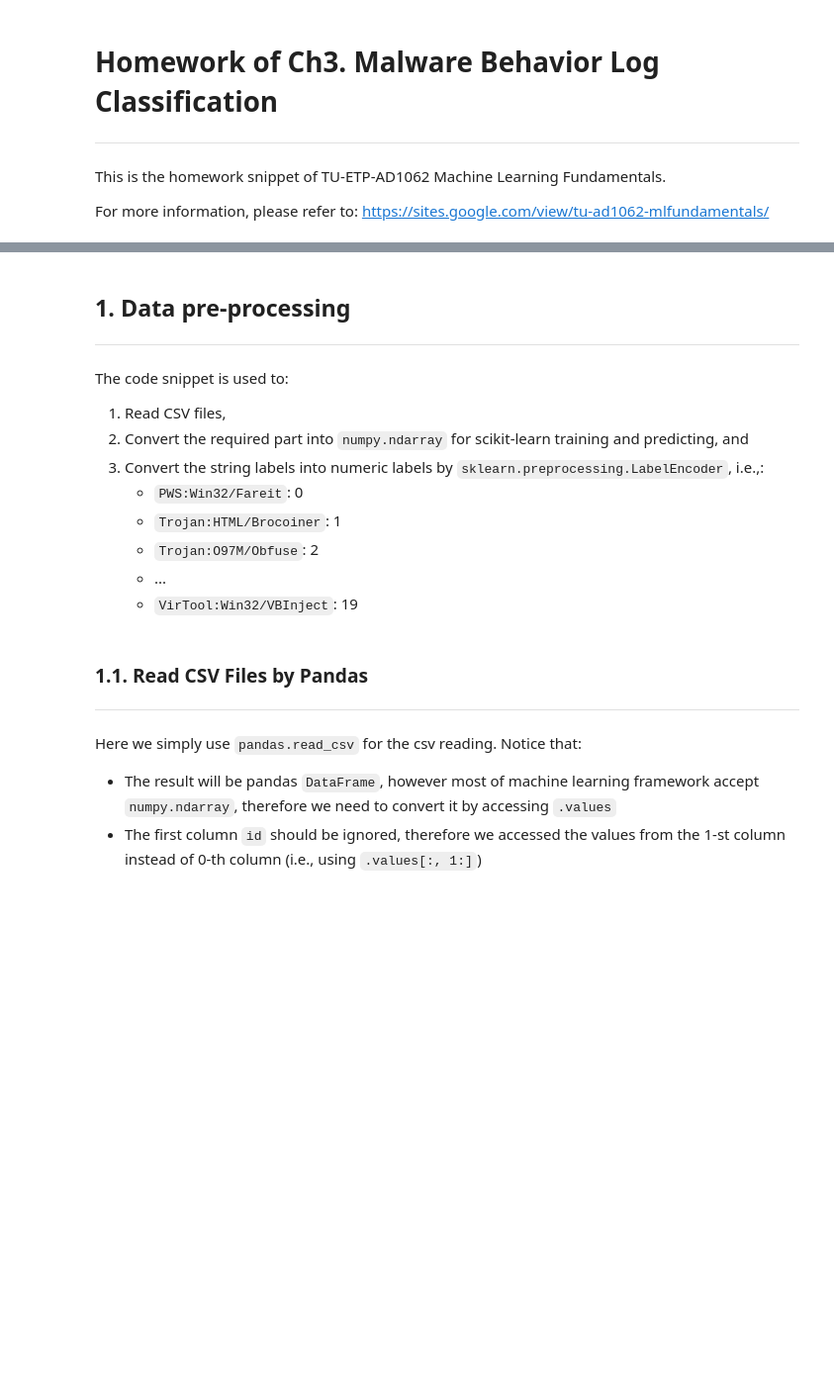
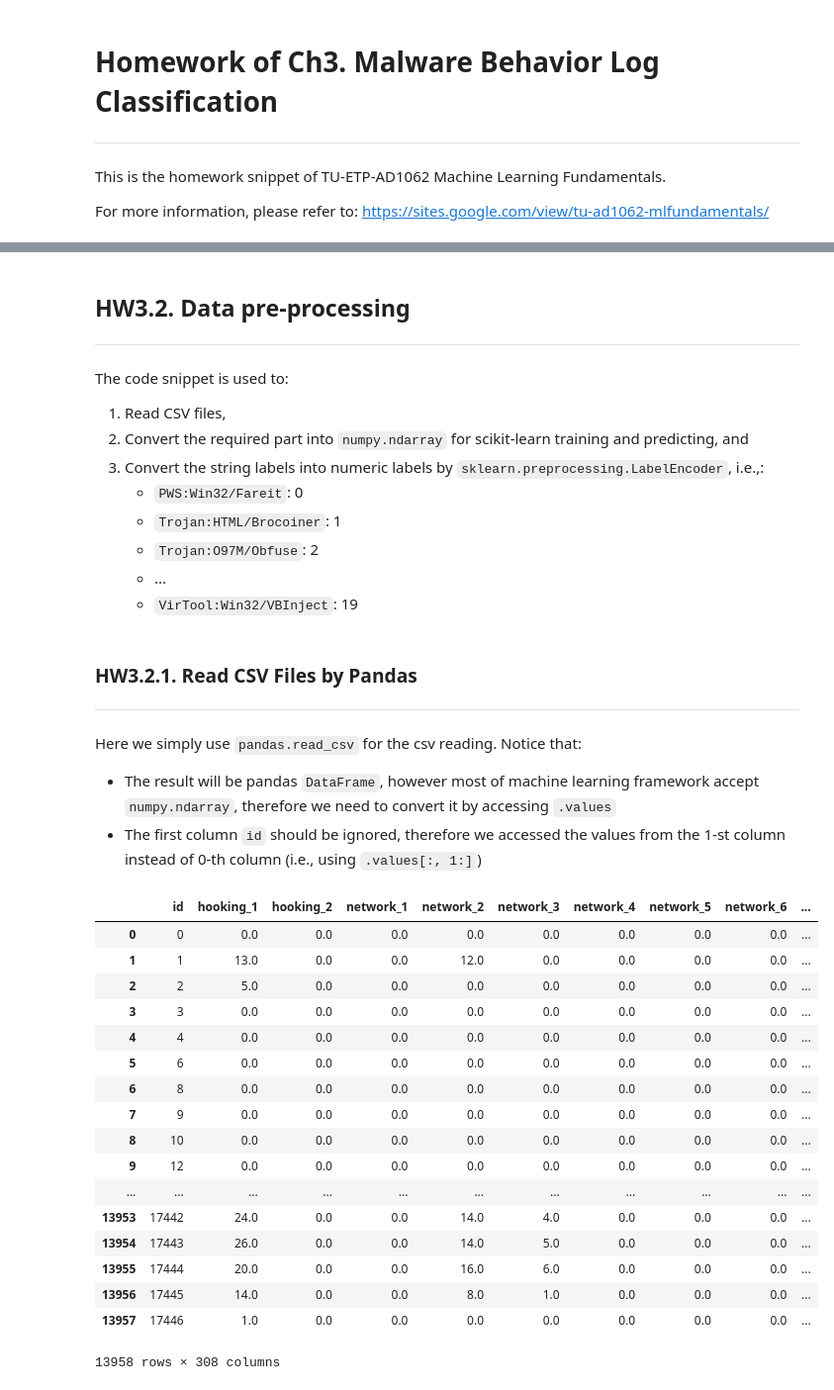
Before and after one commit to jessee-kung/tu-etp-ad1062, a Jupyter notebook: homework_03.ipynb, the cells around one changed output, grey strips where cells are left out. Shown at 99% size. Cells and saved outputs as stored; diff of their text form; code cells hidden in the pictures; blank space fills up the shorter version.

```diff
--- a/homework_03.ipynb
+++ b/homework_03.ipynb
@@ -38,5 +48,5 @@ from sklearn.model_selection import train_test_split
 # %% [markdown]
-## 1. Data pre-processing
+## HW3.2. Data pre-processing
 ----
 The code snippet is used to:
 1. Read CSV files,
@@ -48,7 +58,7 @@ The code snippet is used to:
     - ...
     - `VirTool:Win32/VBInject`: 19
 # %% [markdown]
-### 1.1. Read CSV Files by Pandas
+### HW3.2.1. Read CSV Files by Pandas
 ----
 Here we simply use `pandas.read_csv` for the csv reading. Notice that:
 - The result will be pandas `DataFrame`, however most of machine learning framework accept `numpy.ndarray`, therefore we need to convert it by accessing `.values`
@@ -56,15 +66,33 @@ Here we simply use `pandas.read_csv` for the csv reading. Notice that:
 # %%
 # Training set
 df_train_feature = pd.read_csv(os.path.join('data', 'hw03_dataset.train.feature.csv'))
 df_train_label = pd.read_csv(os.path.join('data', 'hw03_dataset.train.label.csv'))
 
 X_train = df_train_feature.values[:, 1:]
 y_train_str = df_train_label.values[:, 1:].reshape(len(df_train_label.values[:, 1:]))
 
 
 # Testing test
 df_test_feature = pd.read_csv(os.path.join('data', 'hw03_dataset.test.feature.csv'))
-df_test_label = pd.read_csv(os.path.join('data', 'hw03_dataset.test.label.csv'))
+X_test = df_test_feature.values[:, 1:]
 
-X_test = df_test_feature.values[:, 1:]
-y_test_str = df_test_label.values[:, 1:].reshape(len(df_test_label.values[:, 1:]))
+display(df_train_feature)
+# %% [output]
+|  | id | hooking_1 | hooking_2 | network_1 | network_2 | network_3 | network_4 | network_5 | network_6 | ... |
+| 0 | 0 | 0.0 | 0.0 | 0.0 | 0.0 | 0.0 | 0.0 | 0.0 | 0.0 | ... |
+| 1 | 1 | 13.0 | 0.0 | 0.0 | 12.0 | 0.0 | 0.0 | 0.0 | 0.0 | ... |
+| 2 | 2 | 5.0 | 0.0 | 0.0 | 0.0 | 0.0 | 0.0 | 0.0 | 0.0 | ... |
+| 3 | 3 | 0.0 | 0.0 | 0.0 | 0.0 | 0.0 | 0.0 | 0.0 | 0.0 | ... |
+| 4 | 4 | 0.0 | 0.0 | 0.0 | 0.0 | 0.0 | 0.0 | 0.0 | 0.0 | ... |
+| 5 | 6 | 0.0 | 0.0 | 0.0 | 0.0 | 0.0 | 0.0 | 0.0 | 0.0 | ... |
+| 6 | 8 | 0.0 | 0.0 | 0.0 | 0.0 | 0.0 | 0.0 | 0.0 | 0.0 | ... |
+| 7 | 9 | 0.0 | 0.0 | 0.0 | 0.0 | 0.0 | 0.0 | 0.0 | 0.0 | ... |
+| 8 | 10 | 0.0 | 0.0 | 0.0 | 0.0 | 0.0 | 0.0 | 0.0 | 0.0 | ... |
+| 9 | 12 | 0.0 | 0.0 | 0.0 | 0.0 | 0.0 | 0.0 | 0.0 | 0.0 | ... |
+| ... | ... | ... | ... | ... | ... | ... | ... | ... | ... | ... |
+| 13953 | 17442 | 24.0 | 0.0 | 0.0 | 14.0 | 4.0 | 0.0 | 0.0 | 0.0 | ... |
+| 13954 | 17443 | 26.0 | 0.0 | 0.0 | 14.0 | 5.0 | 0.0 | 0.0 | 0.0 | ... |
+| 13955 | 17444 | 20.0 | 0.0 | 0.0 | 16.0 | 6.0 | 0.0 | 0.0 | 0.0 | ... |
+| 13956 | 17445 | 14.0 | 0.0 | 0.0 | 8.0 | 1.0 | 0.0 | 0.0 | 0.0 | ... |
+| 13957 | 17446 | 1.0 | 0.0 | 0.0 | 0.0 | 0.0 | 0.0 | 0.0 | 0.0 | ... |
+13958 rows × 308 columns
```
Also changed, not shown: parts of 22 cells of this notebook.
